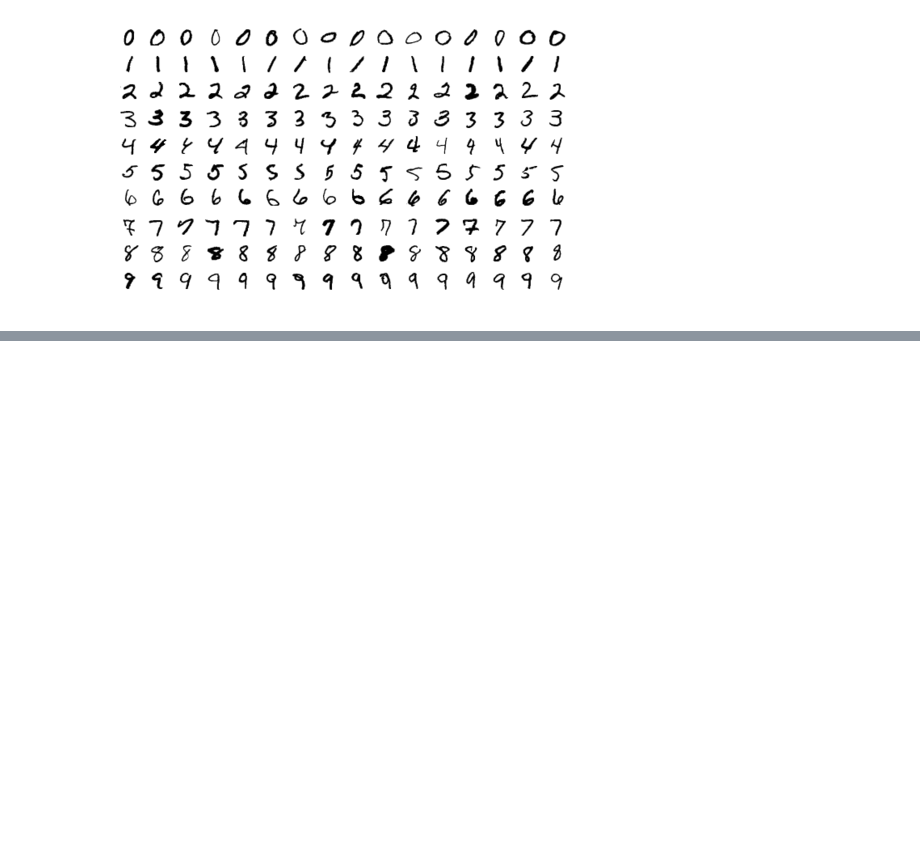
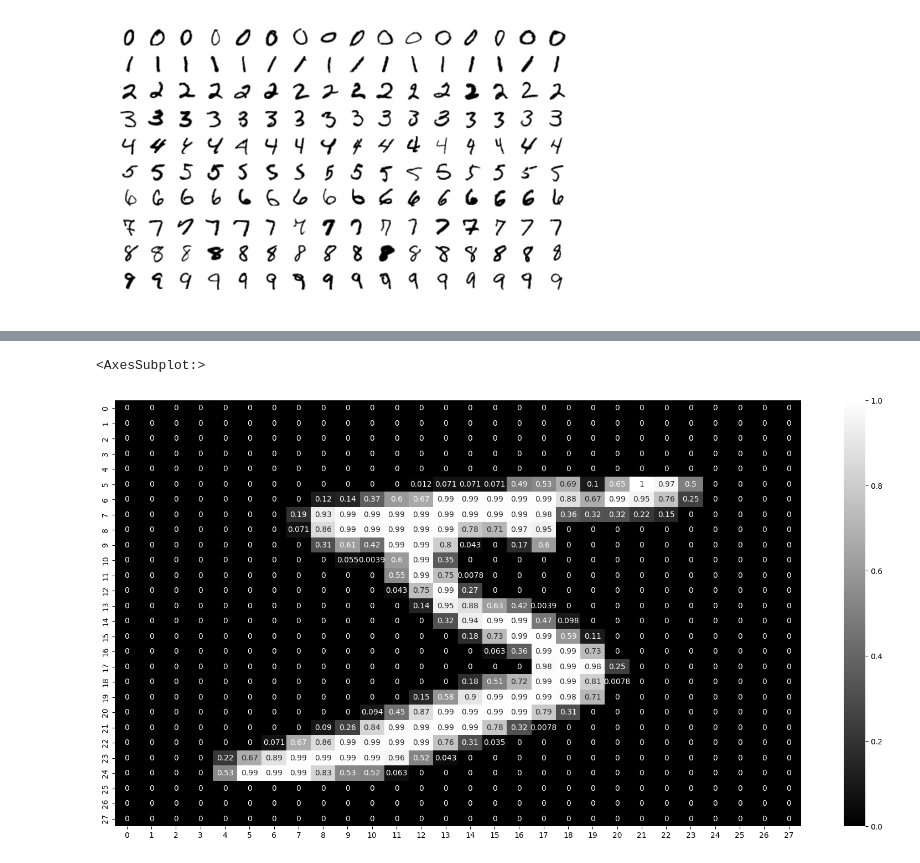
Before and after one commit to FazlullahBokhari/CNN, a Jupyter notebook: Transfer Learning.ipynb, the cells around one changed output, grey strips where cells are left out. Saved outputs shown, nothing was run; the diff lists cells and outputs as text; code cells hidden in the pictures; blank space fills up the shorter version.

```diff
--- a/Transfer Learning.ipynb
+++ b/Transfer Learning.ipynb
@@ -2,0 +64,6 @@
+# %%
+plt.figure(figsize=(20,10))
+sns.heatmap(img/255, annot=True, cmap="gray")
+# %% [output]
+<AxesSubplot:>
+[figure, added]
```
Also changed, not shown: parts of 12 cells of this notebook.
